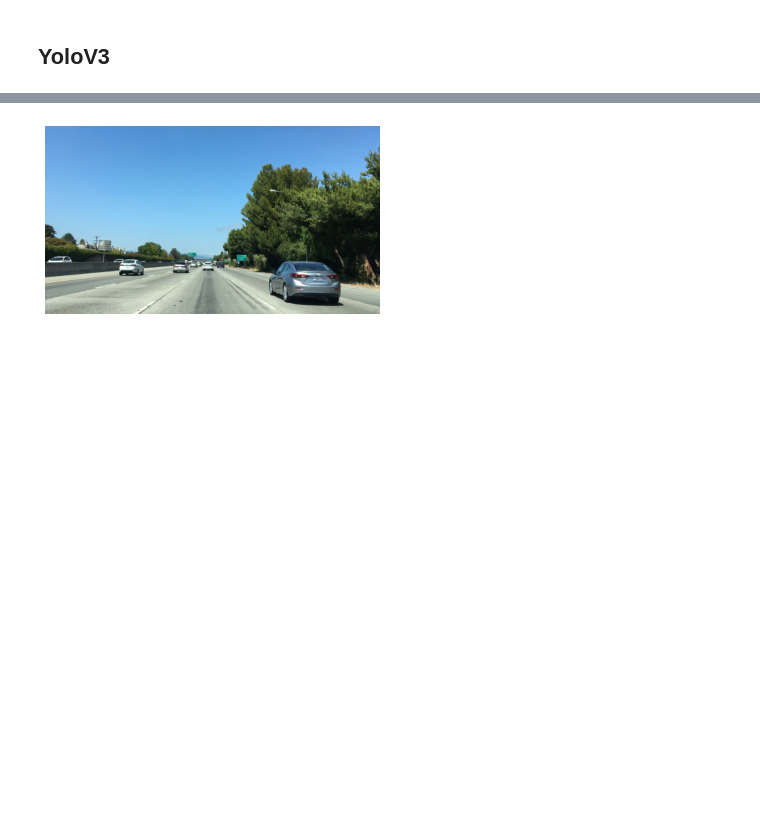
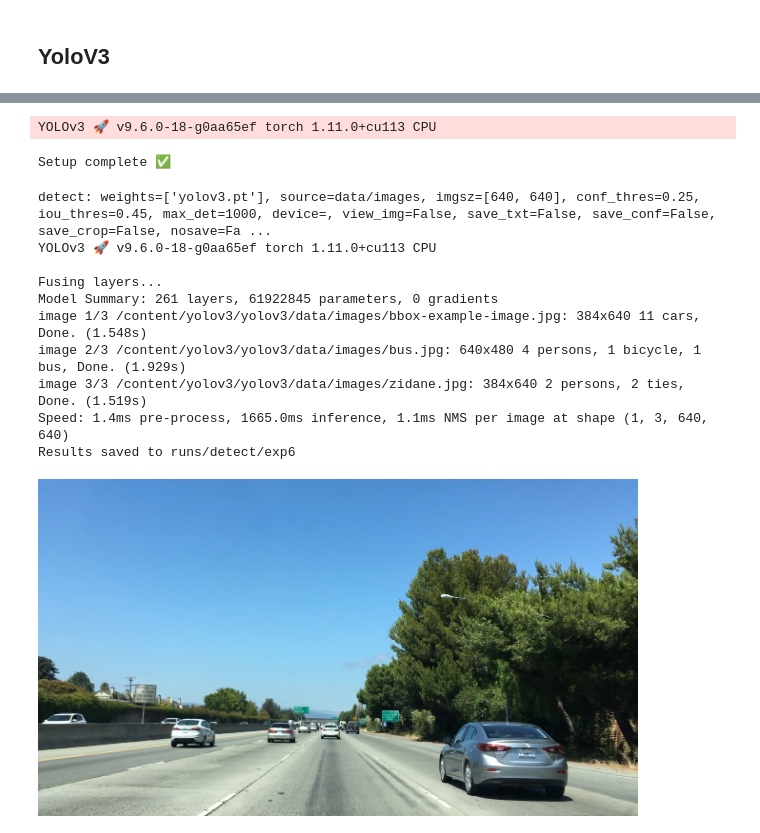
Before and after one commit to juan-ivan-NV/My-learnings, a Jupyter notebook: Intro_nanodegree_self_driving_car/Computer_Vision_Fundamentals.ipynb, the cells around one changed output, grey strips where cells are left out. Cells and saved outputs as stored; diff of their text form; code cells hidden in the pictures; blank space fills up the shorter version.

```diff
--- a/Intro_nanodegree_self_driving_car/Computer_Vision_Fundamentals.ipynb
+++ b/Intro_nanodegree_self_driving_car/Computer_Vision_Fundamentals.ipynb
@@ -392,19 +324,26 @@ Processing triggers for libglib2.0-0:amd64 (2.56.4-0ubuntu0.18.04.9) ...
-# %%
-import cv2
-import matplotlib.pyplot as plt
-import os.path
-fig,ax = plt.subplots()
-ax.tick_params(labelbottom="off",bottom="off")
-ax.tick_params(labelleft="off",left="off")
-ax.set_xticklabels([])
-ax.axis('off')
-file = 'bbox-example-image.jpg'
-if os.path.exists(file):
-  img = cv2.imread(file)
-  show_img = cv2.cvtColor(img, cv2.COLOR_BGR2RGB)
-  #show_img(show_img)
-  plt.imshow(show_img)
-  plt.show()
-  #cv2.imshow(img)
-# %% [output]
-[figure, removed]
+# %%
+!git clone https://github.com/ultralytics/yolov3  # clone
+%cd yolov3
+%pip install -qr requirements.txt  # install
+
+import torch
+from yolov3 import utils
+display = utils.notebook_init()  # checks
+# %% [output]
+YOLOv3 🚀 v9.6.0-18-g0aa65ef torch 1.11.0+cu113 CPU
+Setup complete ✅
+# %%
+!python detect.py --weights yolov3.pt --img 640 --conf 0.25 --source data/images
+display.Image(filename='runs/detect/exp/bbox-example-image.jpg', width=600)
+# %% [output]
+detect: weights=['yolov3.pt'], source=data/images, imgsz=[640, 640], conf_thres=0.25, iou_thres=0.45, max_det=1000, device=, view_img=False, save_txt=False, save_conf=False, save_crop=False, nosave=Fa ...
+YOLOv3 🚀 v9.6.0-18-g0aa65ef torch 1.11.0+cu113 CPU
+
+Fusing layers...
+Model Summary: 261 layers, 61922845 parameters, 0 gradients
+image 1/3 /content/yolov3/yolov3/data/images/bbox-example-image.jpg: 384x640 11 cars, Done. (1.548s)
+image 2/3 /content/yolov3/yolov3/data/images/bus.jpg: 640x480 4 persons, 1 bicycle, 1 bus, Done. (1.929s)
+image 3/3 /content/yolov3/yolov3/data/images/zidane.jpg: 384x640 2 persons, 2 ties, Done. (1.519s)
+Speed: 1.4ms pre-process, 1665.0ms inference, 1.1ms NMS per image at shape (1, 3, 640, 640)
+Results saved to runs/detect/exp6
+[figure, added]
```
Also changed, not shown: parts of 7 cells of this notebook.
